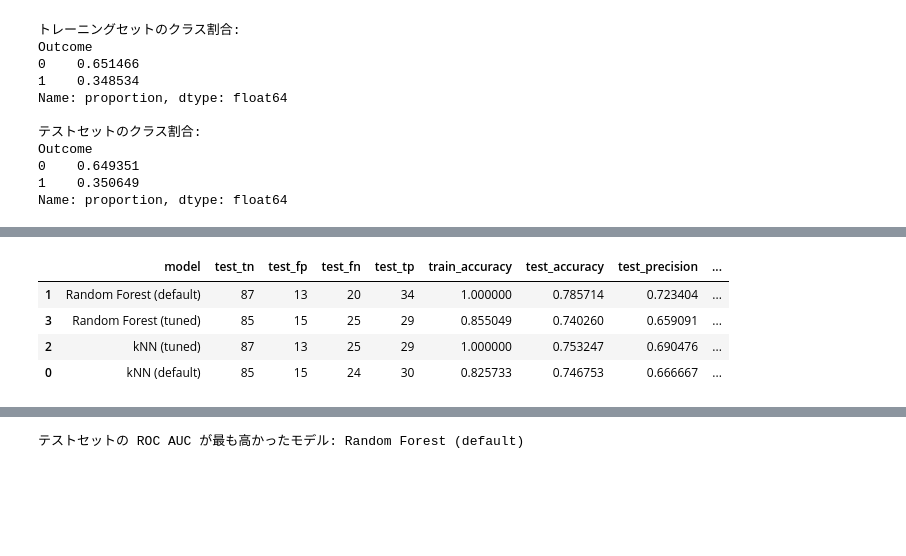
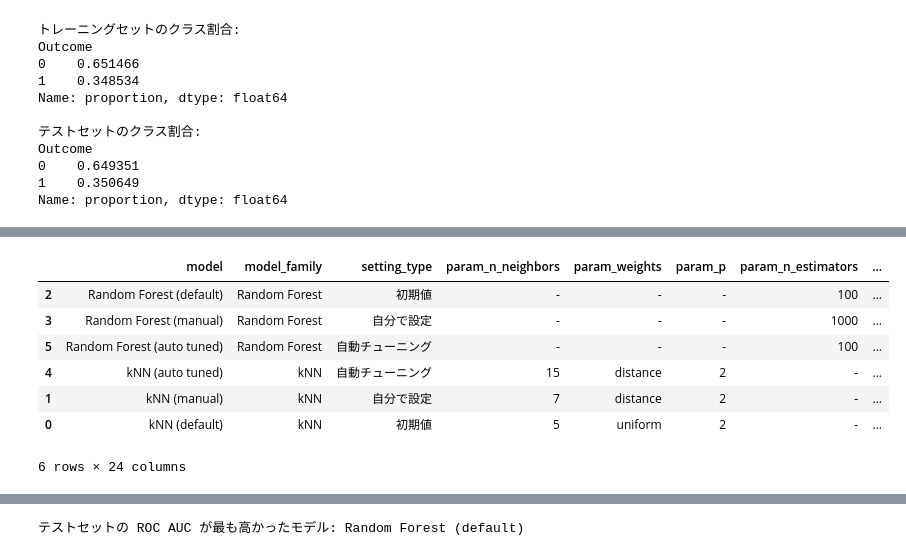
Before and after one commit to fukumoto-riku/python_seminar, a Jupyter notebook: 第5回/lesson_5/knn_random_forest_classification.ipynb, the cells around one changed output, grey strips where cells are left out. Cells and saved outputs as stored; diff of their text form; code cells hidden in the pictures; blank space fills up the shorter version.

```diff
--- a/第5回/lesson_5/knn_random_forest_classification.ipynb
+++ b/第5回/lesson_5/knn_random_forest_classification.ipynb
@@ -259,0 +356,34 @@ Name: proportion, dtype: float64
+# %%
+# ===== 自分で設定するハイパーパラメータ =====
+# 値を変更したら、このセルから下を再実行してください。
+
+# kNN
+# n_neighbors: 近くの何個のデータを見るか。小さいほど細かく反応し、大きいほどなめらかになる。
+# weights: 'uniform' は全て同じ重み、'distance' は近いデータを重く見る。
+# p: 1 はマンハッタン距離、2 はユークリッド距離。
+KNN_MANUAL_PARAMS = {
+    'n_neighbors': 7,
+    'weights': 'distance',
+    'p': 2,
+}
+
+# Random Forest
+# n_estimators: 作る木の本数。大きいほど安定しやすいが、計算時間は増える。
+# max_depth: 木の最大深さ。None は制限なし。
+# min_samples_leaf: 葉に必要な最小サンプル数。大きいほど過学習を抑えやすい。
+# max_features: 各分岐で使う特徴量数。'sqrt', 'log2', None などを指定できる。
+RF_MANUAL_PARAMS = {
+    'n_estimators': 1000,
+    'max_depth': None,
+    'min_samples_leaf': 2,
+    'max_features': 'sqrt',
+}
+
+# 結果表に表示するハイパーパラメータ
+KNN_REPORT_PARAMETERS = ['n_neighbors', 'weights', 'p']
+RF_REPORT_PARAMETERS = [
+    'n_estimators',
+    'max_depth',
+    'min_samples_leaf',
+    'max_features',
+]
@@ -451,27 +719,36 @@ Random Forest の最適なパラメータ:
 # %%
 comparison_df = pd.DataFrame(results)
 comparison_columns = [
     'model',
+    'model_family',
+    'setting_type',
+    *parameter_display_columns,
     'test_tn',
     'test_fp',
     'test_fn',
     'test_tp',
     'train_accuracy',
     'test_accuracy',
     'test_precision',
     'test_recall',
     'test_f1',
     'test_roc_auc',
     'test_pr_auc',
     'cv_best_score',
     'best_params',
+    'hyperparameters',
 ]
 
-comparison_df = comparison_df[comparison_columns]
+comparison_df = comparison_df.reindex(columns=comparison_columns)
+for column in parameter_display_columns:
+    comparison_df[column] = comparison_df[column].map(format_parameter_value_for_table)
 comparison_df.sort_values(by='test_roc_auc', ascending=False)
 # %% [output]
-|  | model | test_tn | test_fp | test_fn | test_tp | train_accuracy | test_accuracy | test_precision | ... |
-| 1 | Random Forest (default) | 87 | 13 | 20 | 34 | 1.000000 | 0.785714 | 0.723404 | ... |
-| 3 | Random Forest (tuned) | 85 | 15 | 25 | 29 | 0.855049 | 0.740260 | 0.659091 | ... |
-| 2 | kNN (tuned) | 87 | 13 | 25 | 29 | 1.000000 | 0.753247 | 0.690476 | ... |
-| 0 | kNN (default) | 85 | 15 | 24 | 30 | 0.825733 | 0.746753 | 0.666667 | ... |
+|  | model | model_family | setting_type | param_n_neighbors | param_weights | param_p | param_n_estimators | ... |
+| 2 | Random Forest (default) | Random Forest | 初期値 | - | - | - | 100 | ... |
+| 3 | Random Forest (manual) | Random Forest | 自分で設定 | - | - | - | 1000 | ... |
+| 5 | Random Forest (auto tuned) | Random Forest | 自動チューニング | - | - | - | 100 | ... |
+| 4 | kNN (auto tuned) | kNN | 自動チューニング | 15 | distance | 2 | - | ... |
+| 1 | kNN (manual) | kNN | 自分で設定 | 7 | distance | 2 | - | ... |
+| 0 | kNN (default) | kNN | 初期値 | 5 | uniform | 2 | - | ... |
+6 rows × 24 columns
```
Also changed, not shown: parts of 26 cells of this notebook.
